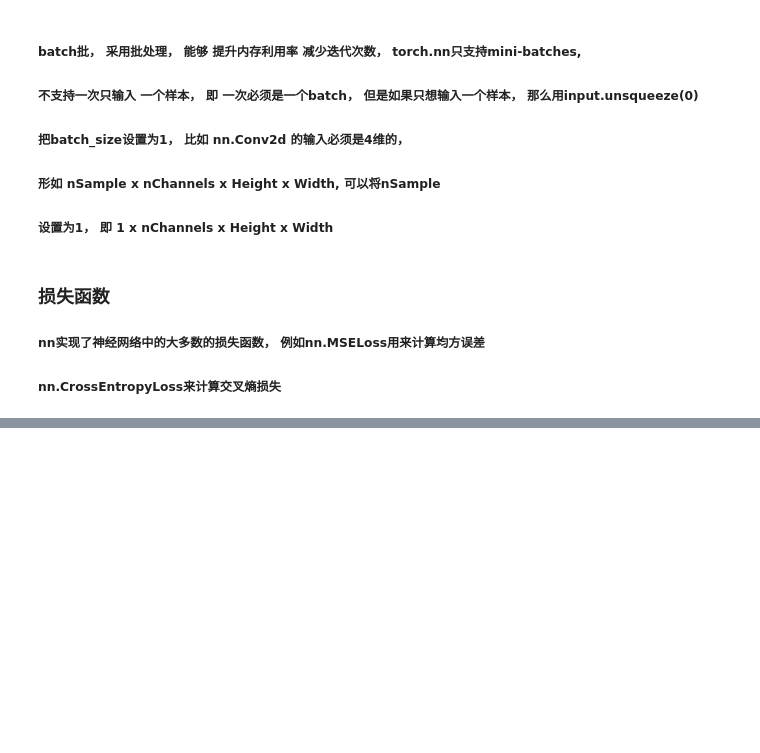
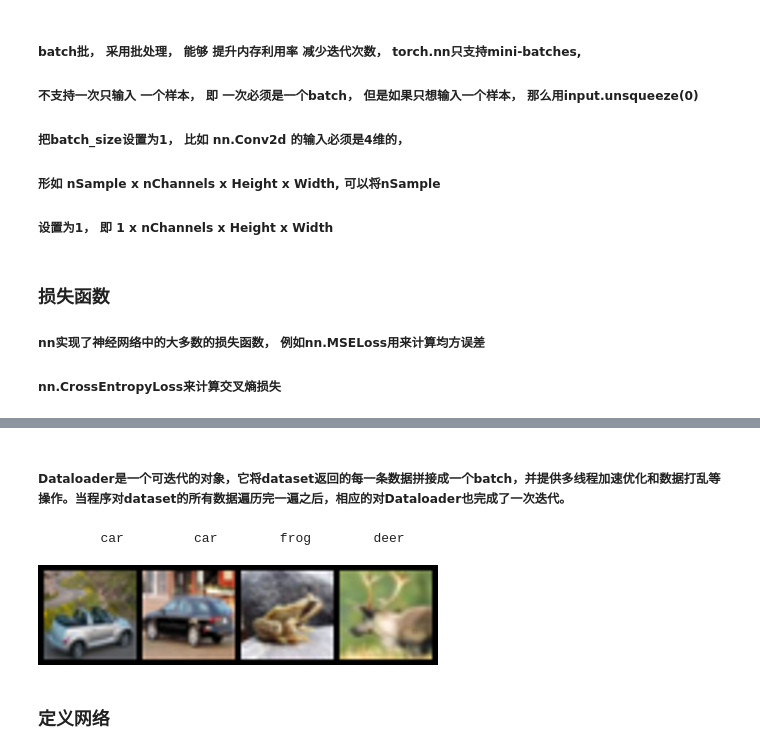
Before and after one commit to Lhtoday/PytorchLog, a Jupyter notebook: PyTorchRumen.ipynb, the cells around one changed output, grey strips where cells are left out. Cells and saved outputs as stored; diff of their text form; code cells hidden in the pictures; blank space fills up the shorter version.

```diff
--- a/PyTorchRumen.ipynb
+++ b/PyTorchRumen.ipynb
@@ -344,0 +487,12 @@ tensor(28.3272, grad_fn=<MseLossBackward0>)
+# %% [markdown]
+##### Dataloader是一个可迭代的对象，它将dataset返回的每一条数据拼接成一个batch，并提供多线程加速优化和数据打乱等操作。当程序对dataset的所有数据遍历完一遍之后，相应的对Dataloader也完成了一次迭代。
+# %%
+dataiter = iter(trainloader)
+images, labels = dataiter.__next__()
+print(' '.join('%11s'%classes[labels[j]] for j in range(4)))
+show(tv.utils.make_grid((images +1)/ 2)).resize((400, 100))
+# %% [output]
+        car         car        frog        deer
+[figure, added]
+# %% [markdown]
+### 定义网络
```
Also changed, not shown: parts of 31 cells of this notebook, 1 other file.
